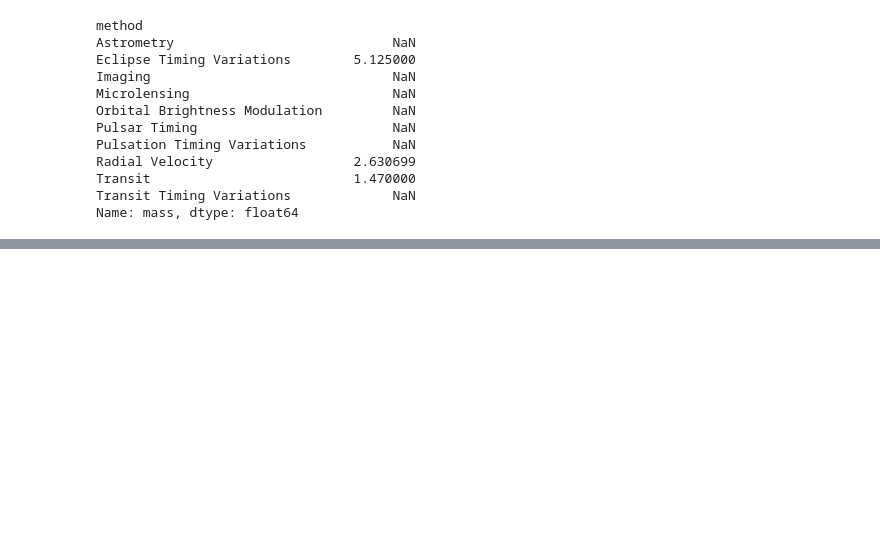
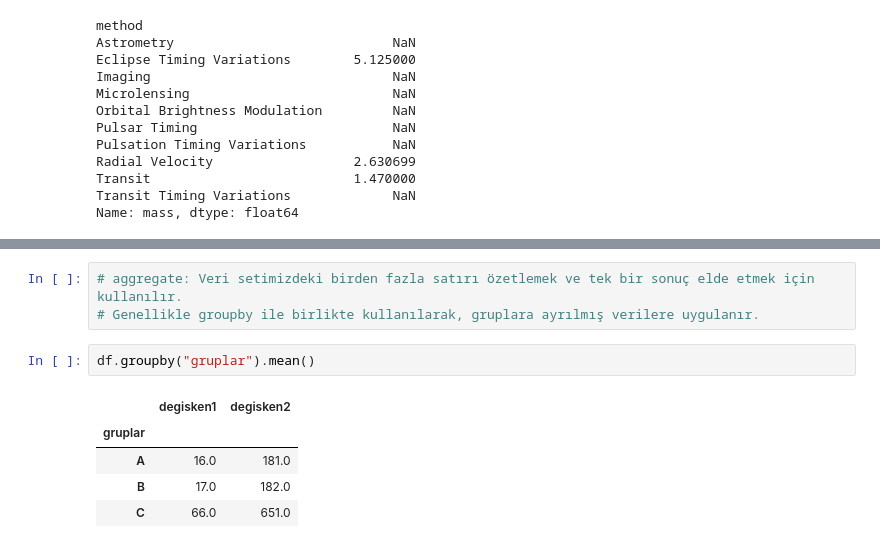
Before and after one commit to tahaasann/Data-Science-Course, a Jupyter notebook: veri_manipulasyonu.ipynb, the cells around one changed output, grey strips where cells are left out. Saved outputs shown, nothing was run; the diff lists cells and outputs as text; blank space fills up the shorter version.

```diff
--- a/veri_manipulasyonu.ipynb
+++ b/veri_manipulasyonu.ipynb
@@ -2031,0 +2059,11 @@ df.groupby("method")["orbital_period"].describe()
+# %%
+# aggregate: Veri setimizdeki birden fazla satırı özetlemek ve tek bir sonuç elde etmek için kullanılır.
+# Genellikle groupby ile birlikte kullanılarak, gruplara ayrılmış verilere uygulanır.
+# %%
+df.groupby("gruplar").mean()
+# %% [output]
+|  | degisken1 | degisken2 |
+| gruplar |  |  |
+| A | 16.0 | 181.0 |
+| B | 17.0 | 182.0 |
+| C | 66.0 | 651.0 |
```
Also changed, not shown: parts of 6 cells of this notebook.
